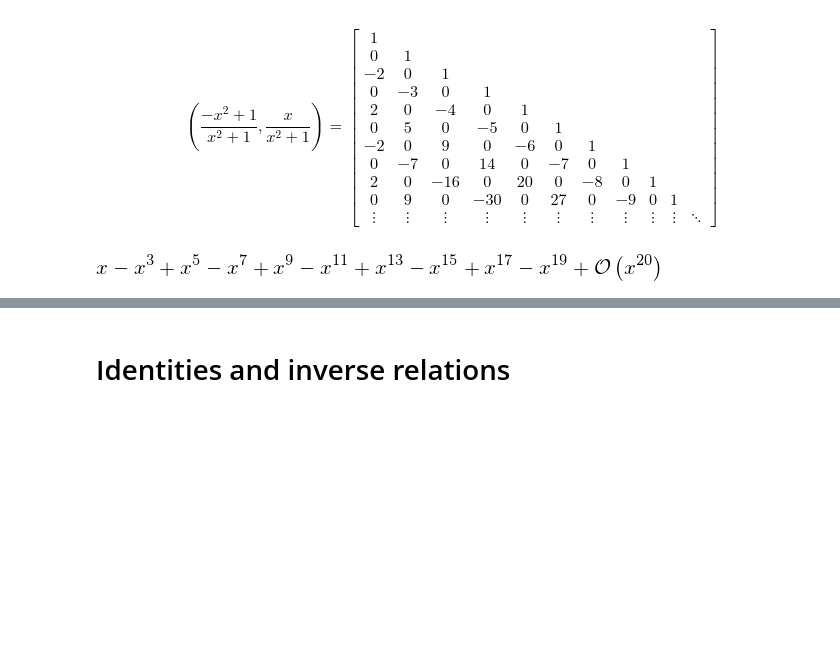
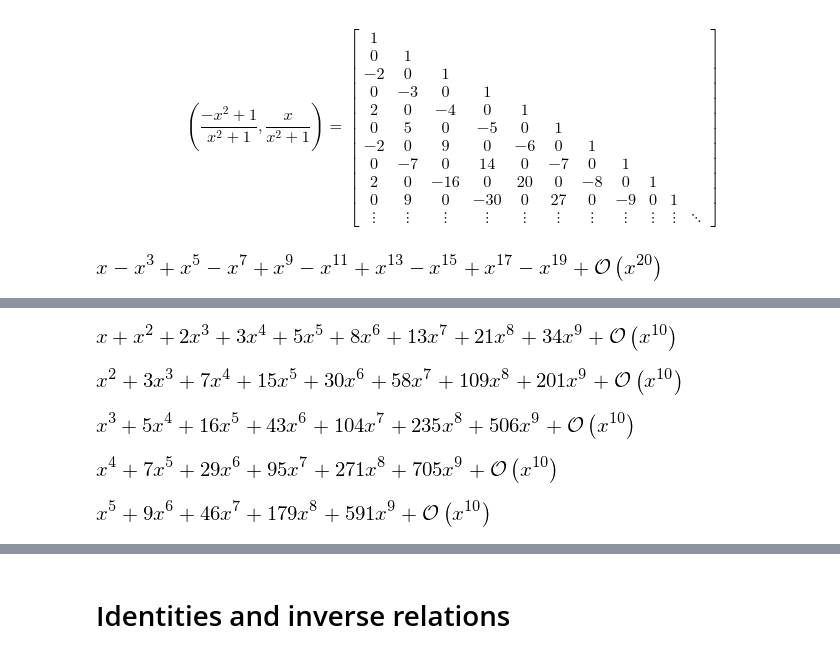
Before and after one commit to massimo-nocentini/master-thesis, a Jupyter notebook: sympy/notebooks/The Riordan Group.ipynb, the cells around one changed output, grey strips where cells are left out. Drawn from its saved outputs; the diff is of its cells as text; code cells hidden in the pictures; blank space fills up the shorter version.

```diff
--- a/sympy/notebooks/The Riordan Group.ipynb
+++ b/sympy/notebooks/The Riordan Group.ipynb
@@ -158,0 +195,9 @@ series(f(x),x,n=10)
+# %%
+def curious(m): return ((1 + x)**m)*x**(m+1)/(1 -x -x**2)**(m+1)
+[display(series(curious(m),n=10)) for m in range(5)]; None
+# %% [output]
+[figure, added]
+[figure, added]
+[figure, added]
+[figure, added]
+[figure, added]
```
Also changed, not shown: parts of 16 cells of this notebook, 3 other files.
